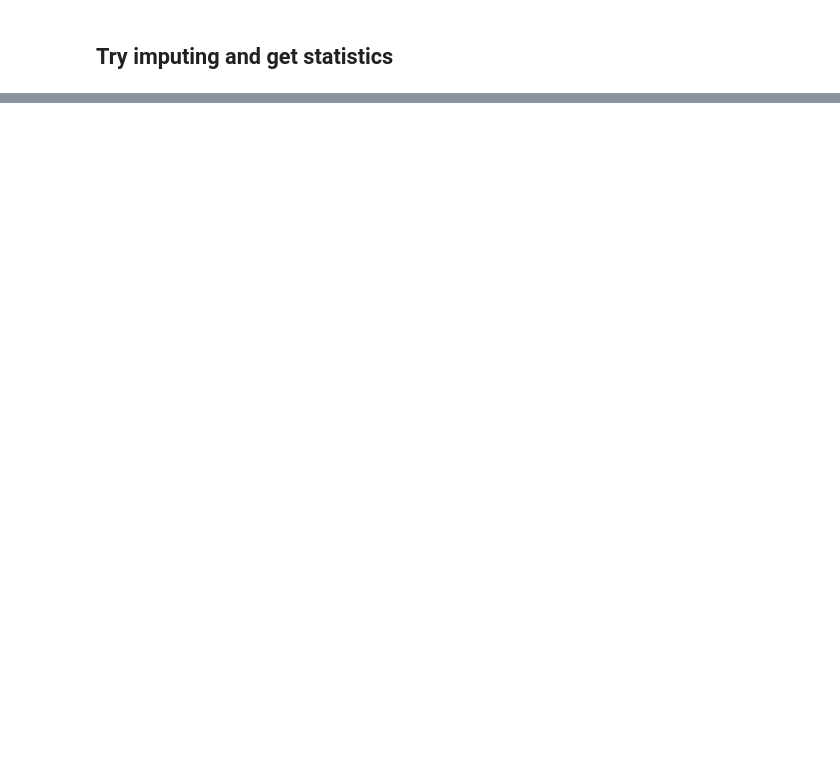
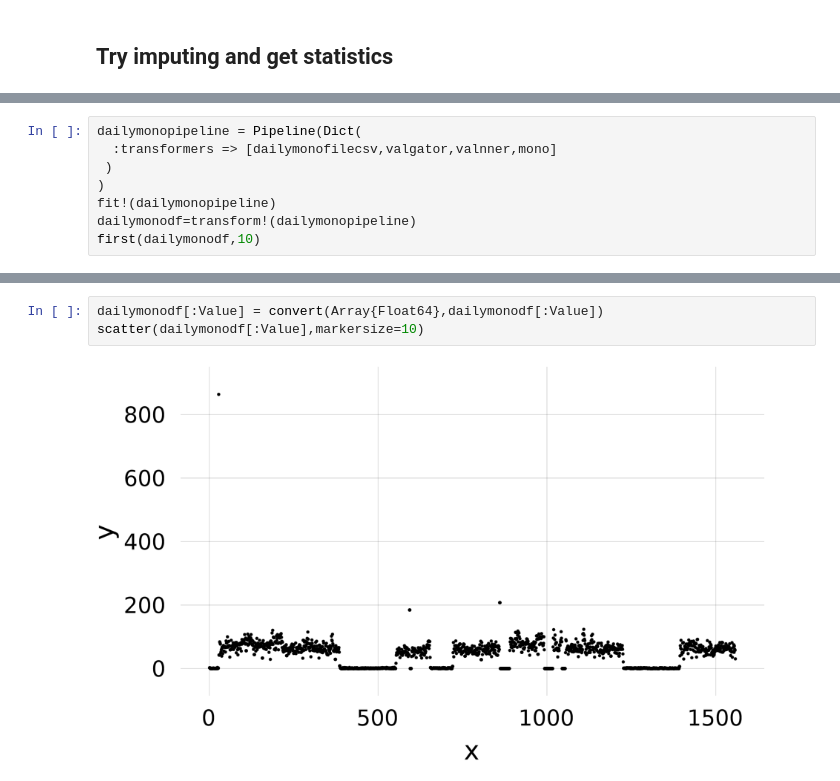
Before and after one commit to IBM/TSML.jl, a Jupyter notebook: docs/StatifierNotebook.jl.ipynb, the cells around one changed output, grey strips where cells are left out. Drawn from its saved outputs; the diff is of its cells as text; blank space fills up the shorter version.

```diff
--- a/docs/StatifierNotebook.jl.ipynb
+++ b/docs/StatifierNotebook.jl.ipynb
@@ -79,0 +197,8 @@ respipe2 = transform!(mpipeline2)
+# %%
+dailymonopipeline = Pipeline(Dict(
+  :transformers => [dailymonofilecsv,valgator,valnner,mono]
+ )
+)
+fit!(dailymonopipeline)
+dailymonodf=transform!(dailymonopipeline)
+first(dailymonodf,10)
@@ -79,0 +219,5 @@ respipe2 = transform!(mpipeline2)
+# %%
+dailymonodf[:Value] = convert(Array{Float64},dailymonodf[:Value])
+scatter(dailymonodf[:Value],markersize=10)
+# %% [output]
+[figure, added]
```
Also changed, not shown: parts of 11 cells of this notebook.
